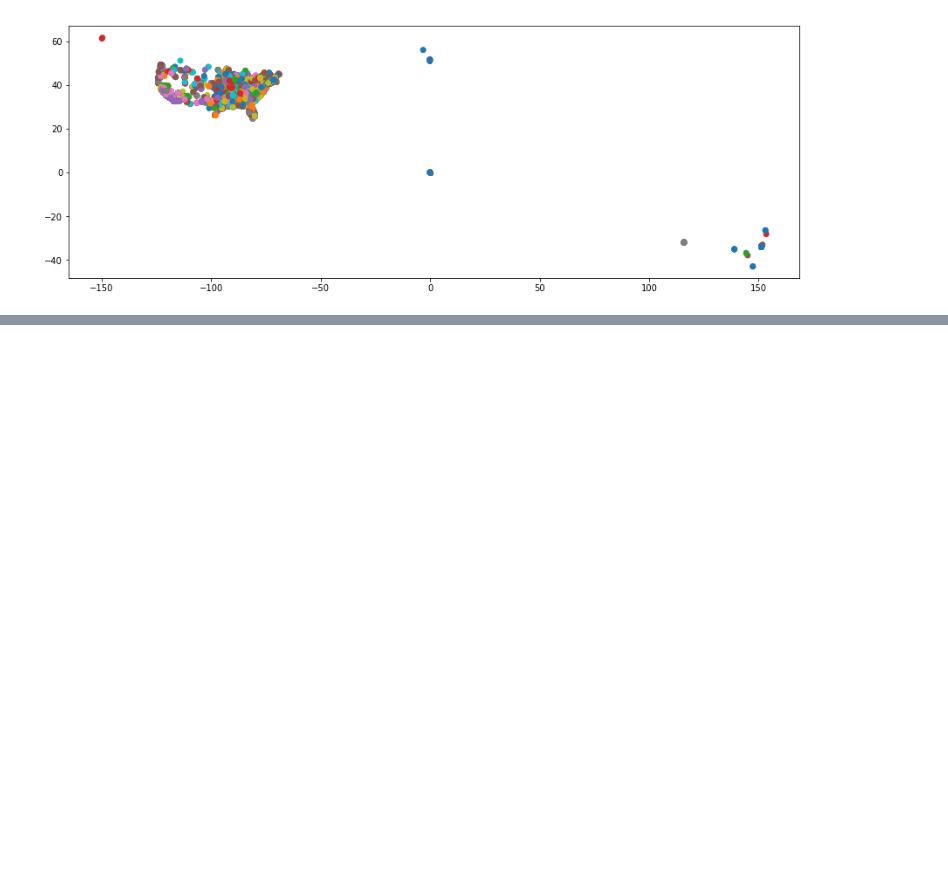
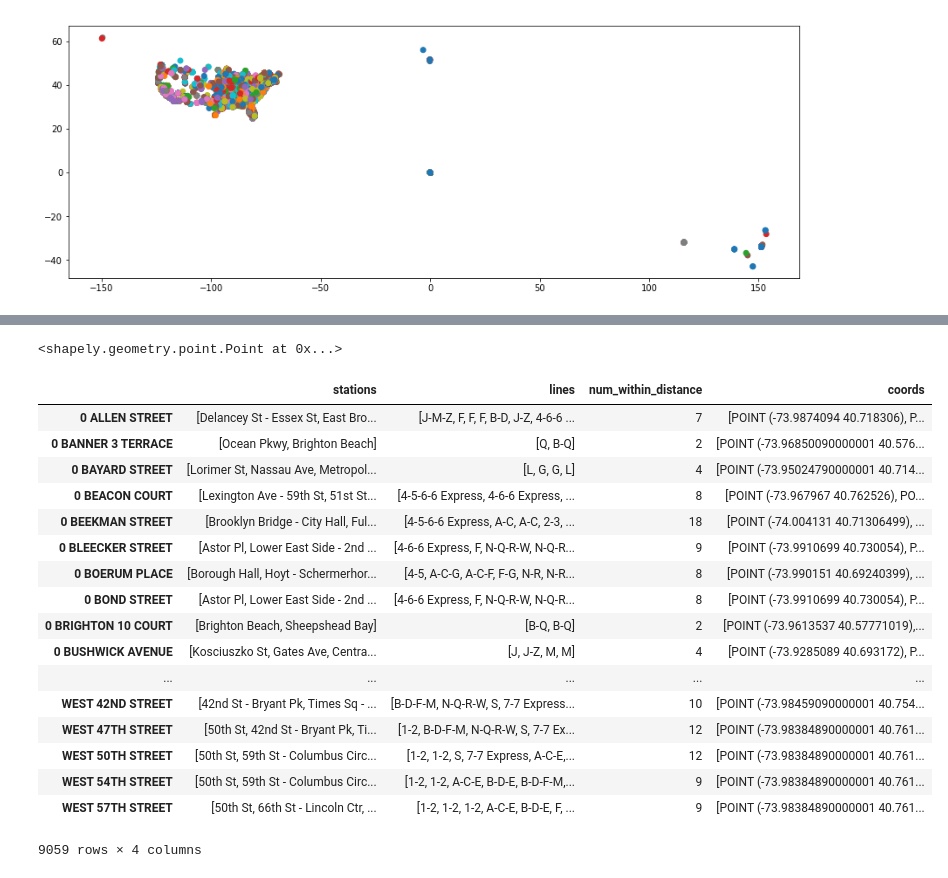
Before and after one commit to slieb74/nyc-transit-impact-on-price, a Jupyter notebook: boundary_analysis.ipynb, the cells around one changed output, grey strips where cells are left out. Drawn from its saved outputs; the diff is of its cells as text; code cells hidden in the pictures; blank space fills up the shorter version.

```diff
--- a/boundary_analysis.ipynb
+++ b/boundary_analysis.ipynb
@@ -81,0 +139,21 @@ gdf[gdf.distance(test)<.25].plot(column=gdf[gdf.distance(test)<.25].address,figs
+# %%
+import time
+
+def get_nearest_subways(distance):
+    start = time.time()
+    nearest_subways_dict = {}
+    for c, apt in enumerate(gdf.address):
+        if apt not in nearest_subways_dict.keys():
+            nearest_subways = subway_gdf[subway_gdf.geometry.distance(gdf.geometry[c])<=distance]
+            num_subways = len(nearest_subways)
+            nearest_subways_dict[apt] = {'stations':list(nearest_subways.NAME),'lines':list(nearest_subways.LINE),
+                                         'num_within_distance':num_subways,'coords':list(nearest_subways.geometry)}
+        #print(c,apt,nearest_subways)
+        if c%5000 == 0:
+            curr_time = time.time()
+            if c != 0:
+                print('Running time: {} seconds, {} entries remaining'.format(np.round((curr_time-start),2),len(gdf)-c))
+    print ('Total Seconds to Complete: ',np.round(time.time()-start),2)
+    return nearest_subways_dict
+# %%
+t = get_nearest_subways(.008)
@@ -81,0 +176,27 @@ gdf[gdf.distance(test)<.25].plot(column=gdf[gdf.distance(test)<.25].address,figs
+# %%
+t['150 WEST 66 STREET']['coords'][0]
+# %% [output]
+<shapely.geometry.point.Point at 0x...>
+# %%
+nearest_subways_df = geopandas.GeoDataFrame.from_dict(t,orient='index')
+# %%
+nearest_subways_df[nearest_subways_df.num_within_distance >0]
+# %% [output]
+|  | stations | lines | num_within_distance | coords |
+| 0 ALLEN STREET | [Delancey St - Essex St, East Bro... | [J-M-Z, F, F, F, B-D, J-Z, 4-6-6 ... | 7 | [POINT (-73.9874094 40.718306), P... |
+| 0 BANNER 3 TERRACE | [Ocean Pkwy, Brighton Beach] | [Q, B-Q] | 2 | [POINT (-73.96850090000001 40.576... |
+| 0 BAYARD STREET | [Lorimer St, Nassau Ave, Metropol... | [L, G, G, L] | 4 | [POINT (-73.95024790000001 40.714... |
+| 0 BEACON COURT | [Lexington Ave - 59th St, 51st St... | [4-5-6-6 Express, 4-6-6 Express, ... | 8 | [POINT (-73.967967 40.762526), PO... |
+| 0 BEEKMAN STREET | [Brooklyn Bridge - City Hall, Ful... | [4-5-6-6 Express, A-C, A-C, 2-3, ... | 18 | [POINT (-74.004131 40.71306499), ... |
+| 0 BLEECKER STREET | [Astor Pl, Lower East Side - 2nd ... | [4-6-6 Express, F, N-Q-R-W, N-Q-R... | 9 | [POINT (-73.9910699 40.730054), P... |
+| 0 BOERUM PLACE | [Borough Hall, Hoyt - Schermerhor... | [4-5, A-C-G, A-C-F, F-G, N-R, N-R... | 8 | [POINT (-73.990151 40.69240399), ... |
+| 0 BOND STREET | [Astor Pl, Lower East Side - 2nd ... | [4-6-6 Express, F, N-Q-R-W, N-Q-R... | 8 | [POINT (-73.9910699 40.730054), P... |
+| 0 BRIGHTON 10 COURT | [Brighton Beach, Sheepshead Bay] | [B-Q, B-Q] | 2 | [POINT (-73.9613537 40.57771019),... |
+| 0 BUSHWICK AVENUE | [Kosciuszko St, Gates Ave, Centra... | [J, J-Z, M, M] | 4 | [POINT (-73.9285089 40.693172), P... |
+| ... | ... | ... | ... | ... |
+| WEST 42ND STREET | [42nd St - Bryant Pk, Times Sq - ... | [B-D-F-M, N-Q-R-W, S, 7-7 Express... | 10 | [POINT (-73.98459090000001 40.754... |
+| WEST 47TH STREET | [50th St, 42nd St - Bryant Pk, Ti... | [1-2, B-D-F-M, N-Q-R-W, S, 7-7 Ex... | 12 | [POINT (-73.98384890000001 40.761... |
+| WEST 50TH STREET | [50th St, 59th St - Columbus Circ... | [1-2, 1-2, S, 7-7 Express, A-C-E,... | 12 | [POINT (-73.98384890000001 40.761... |
+| WEST 54TH STREET | [50th St, 59th St - Columbus Circ... | [1-2, 1-2, A-C-E, B-D-E, B-D-F-M,... | 9 | [POINT (-73.98384890000001 40.761... |
+| WEST 57TH STREET | [50th St, 66th St - Lincoln Ctr, ... | [1-2, 1-2, 1-2, A-C-E, B-D-E, F, ... | 9 | [POINT (-73.98384890000001 40.761... |
+9059 rows × 4 columns
```
Also changed, not shown: parts of 12 cells of this notebook, 3 other files.
